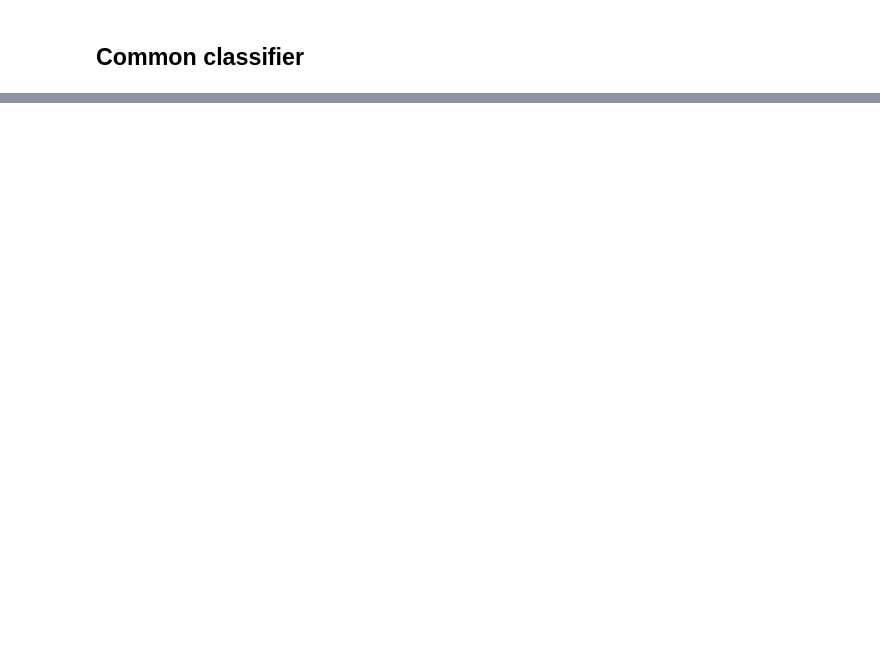
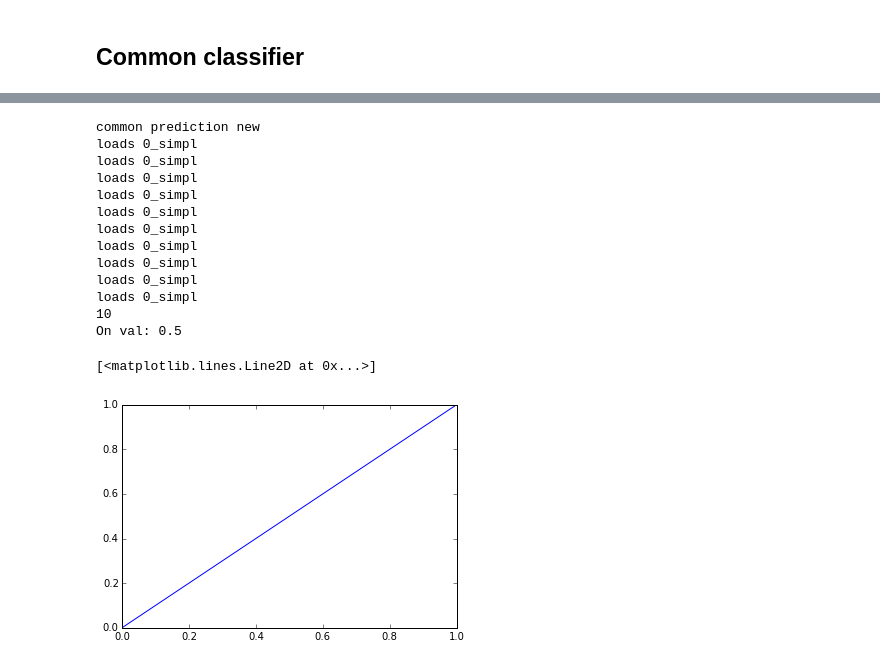
Before and after one commit to sayankotor/ecal_sep, a Jupyter notebook: models/ECAL_PS_XGboost-CommonClass.ipynb, the cells around one changed output, grey strips where cells are left out. Saved outputs shown, nothing was run; the diff lists cells and outputs as text; code cells hidden in the pictures; blank space fills up the shorter version.

```diff
--- a/models/ECAL_PS_XGboost-CommonClass.ipynb
+++ b/models/ECAL_PS_XGboost-CommonClass.ipynb
@@ -166,0 +275,24 @@ On val: 0.922000987695
+# %%
+names = []
+answ_val0 = common_prediction(X_val0[:10], area_val0[:10])
+print len(answ_val0)
+predict_answ = np.array(answ_val0).reshape((len(answ_val0), 2))[:,1]
+print "On val:", roc_auc_score(y_val0[:10], predict_answ)
+fpr_, tpr_, thresholds_ = roc_curve(y_val0[:10], predict_answ)
+plt.plot(fpr_, tpr_, label="Roc-Curve")
+# %% [output]
+common prediction new
+loads 0_simpl
+loads 0_simpl
+loads 0_simpl
+loads 0_simpl
+loads 0_simpl
+loads 0_simpl
+loads 0_simpl
+loads 0_simpl
+loads 0_simpl
+loads 0_simpl
+10
+On val: 0.5
+[<matplotlib.lines.Line2D at 0x...>]
+[figure, added]
```
Also changed, not shown: parts of 31 cells of this notebook, 1 other file.
